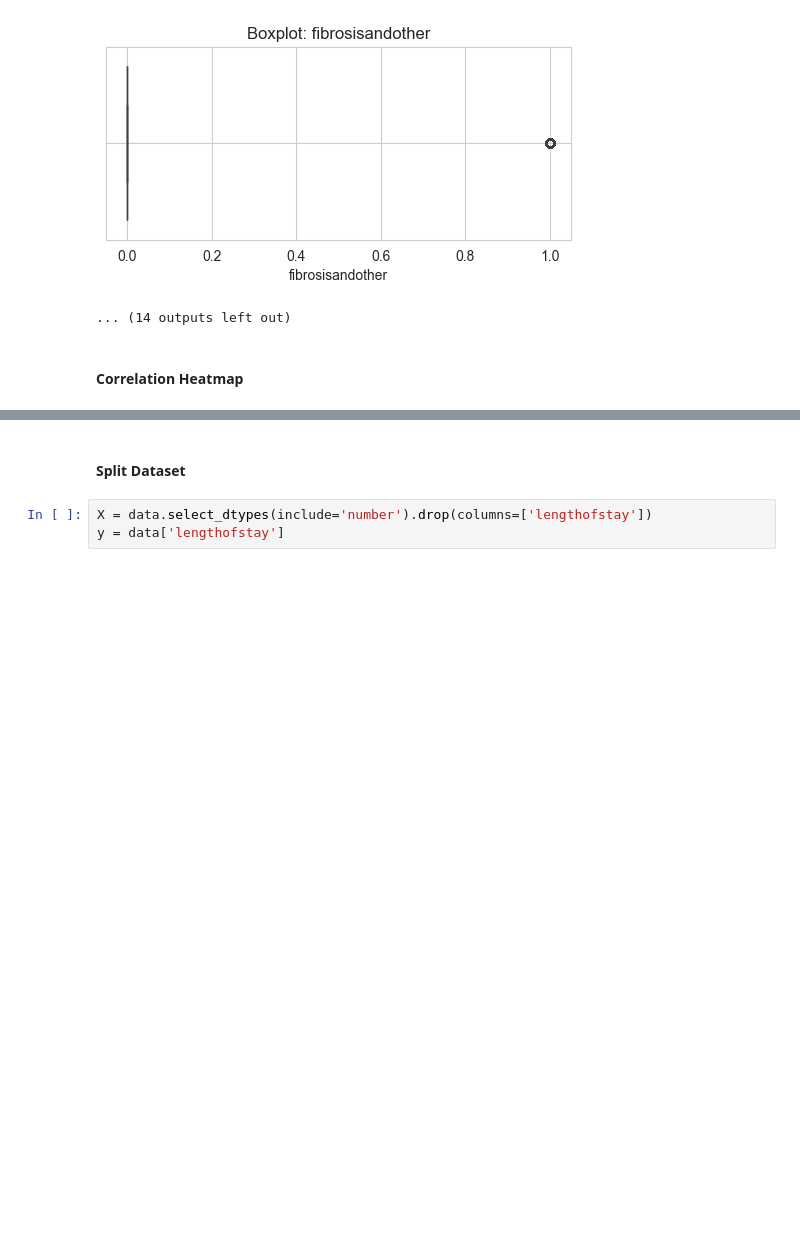
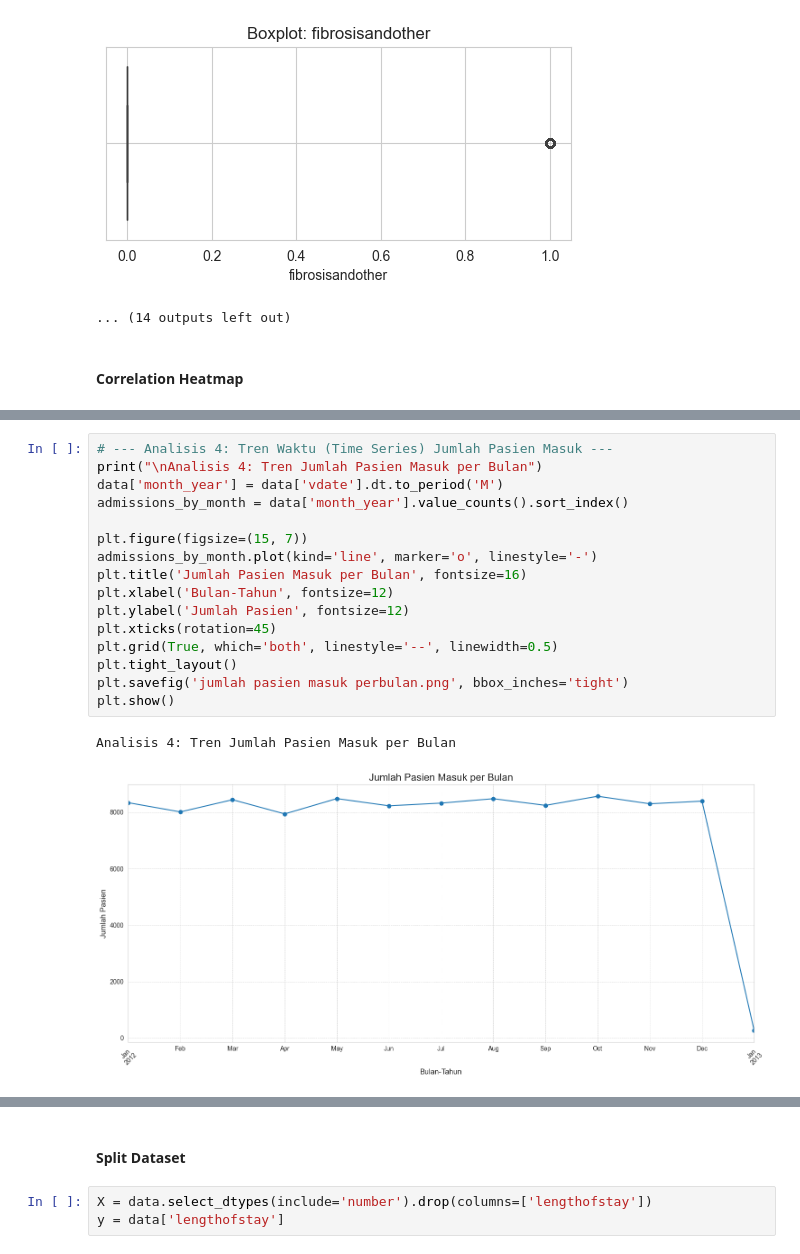
Before and after one commit to NasyaPutriRaudhah/Datathon, a Jupyter notebook: Datathon.ipynb, the cells around one changed output, grey strips where cells are left out. Saved outputs shown, nothing was run; the diff lists cells and outputs as text; blank space fills up the shorter version.

```diff
--- a/Datathon.ipynb
+++ b/Datathon.ipynb
@@ -163,0 +191,19 @@ plt.show()
+# %%
+# --- Analisis 4: Tren Waktu (Time Series) Jumlah Pasien Masuk ---
+print("\nAnalisis 4: Tren Jumlah Pasien Masuk per Bulan")
+data['month_year'] = data['vdate'].dt.to_period('M')
+admissions_by_month = data['month_year'].value_counts().sort_index()
+
+plt.figure(figsize=(15, 7))
+admissions_by_month.plot(kind='line', marker='o', linestyle='-')
+plt.title('Jumlah Pasien Masuk per Bulan', fontsize=16)
+plt.xlabel('Bulan-Tahun', fontsize=12)
+plt.ylabel('Jumlah Pasien', fontsize=12)
+plt.xticks(rotation=45)
+plt.grid(True, which='both', linestyle='--', linewidth=0.5)
+plt.tight_layout()
+plt.savefig('jumlah pasien masuk perbulan.png', bbox_inches='tight')
+plt.show()
+# %% [output]
+Analisis 4: Tren Jumlah Pasien Masuk per Bulan
+[figure, added]
```
Also changed, not shown: parts of 12 cells of this notebook.
